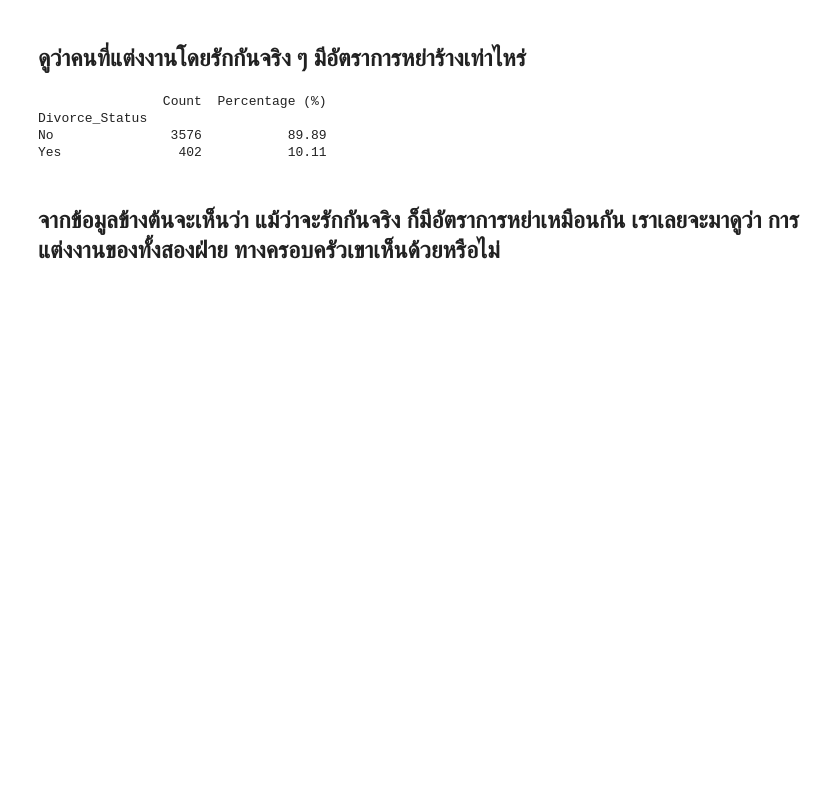
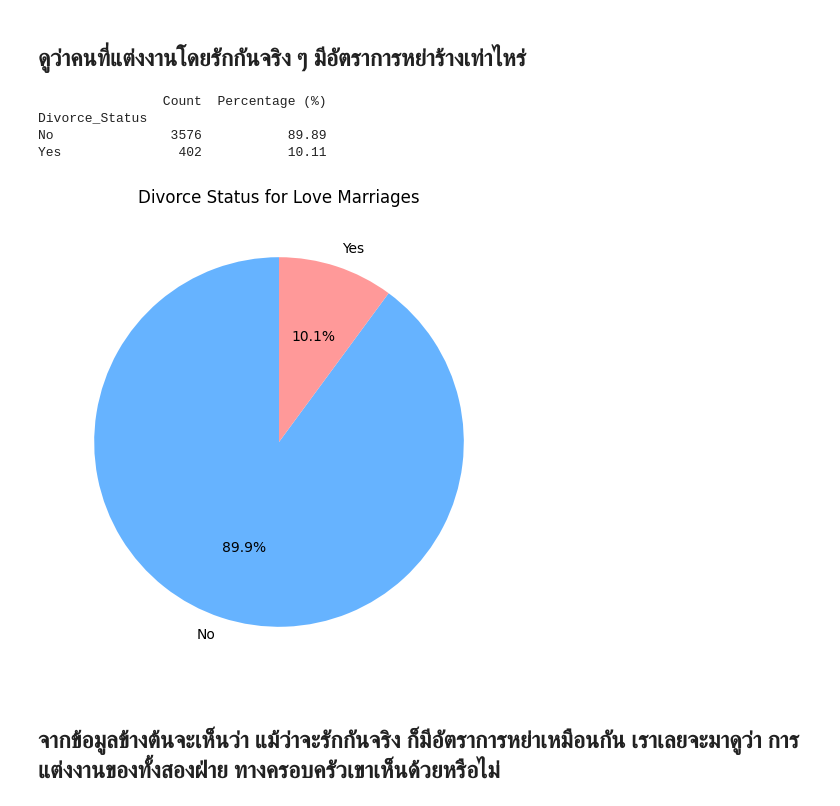
Before and after one commit to tmwiceu/DADS5001-Mini-Project, a Jupyter notebook: DADS5001_Mini_Project.ipynb, the cells around one changed output. Cells and saved outputs as stored; diff of their text form; code cells hidden in the pictures; blank space fills up the shorter version.

```diff
--- a/DADS5001_Mini_Project.ipynb
+++ b/DADS5001_Mini_Project.ipynb
@@ -331,6 +339,13 @@ print(summary)
 Divorce_Status
 No               3576           89.89
 Yes               402           10.11
+# %%
+colors = ['#66b3ff', '#ff9999']
+summary['Count'].plot(kind='pie', autopct='%1.1f%%', startangle=90, figsize=(6, 6), ylabel='',colors=colors)
+plt.title('Divorce Status for Love Marriages')
+plt.show()
+# %% [output]
+[figure, added]
 # %% [markdown]
 ## **จากข้อมูลข้างต้นจะเห็นว่า แม้ว่าจะรักกันจริง ก็มีอัตราการหย่าเหมือนกัน เราเลยจะมาดูว่า การแต่งงานของทั้งสองฝ่าย ทางครอบครัวเขาเห็นด้วยหรือไม่**
 # %%
```
Also changed, not shown: parts of 10 cells of this notebook.
